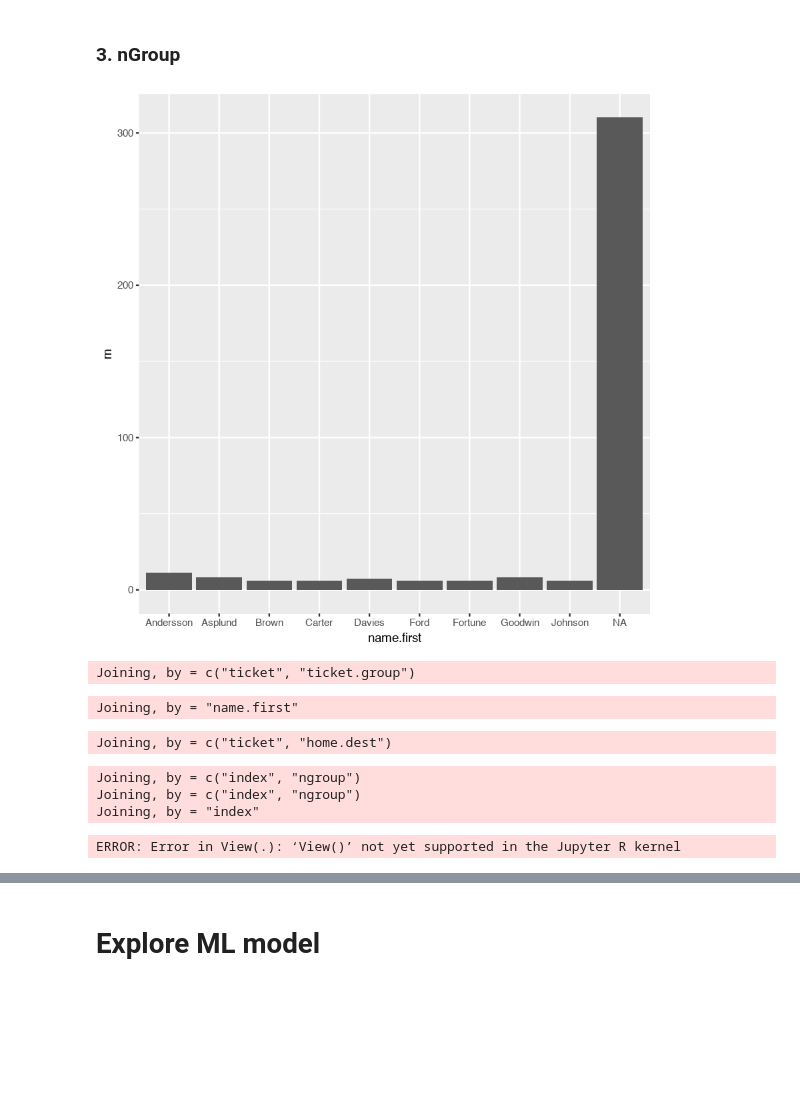
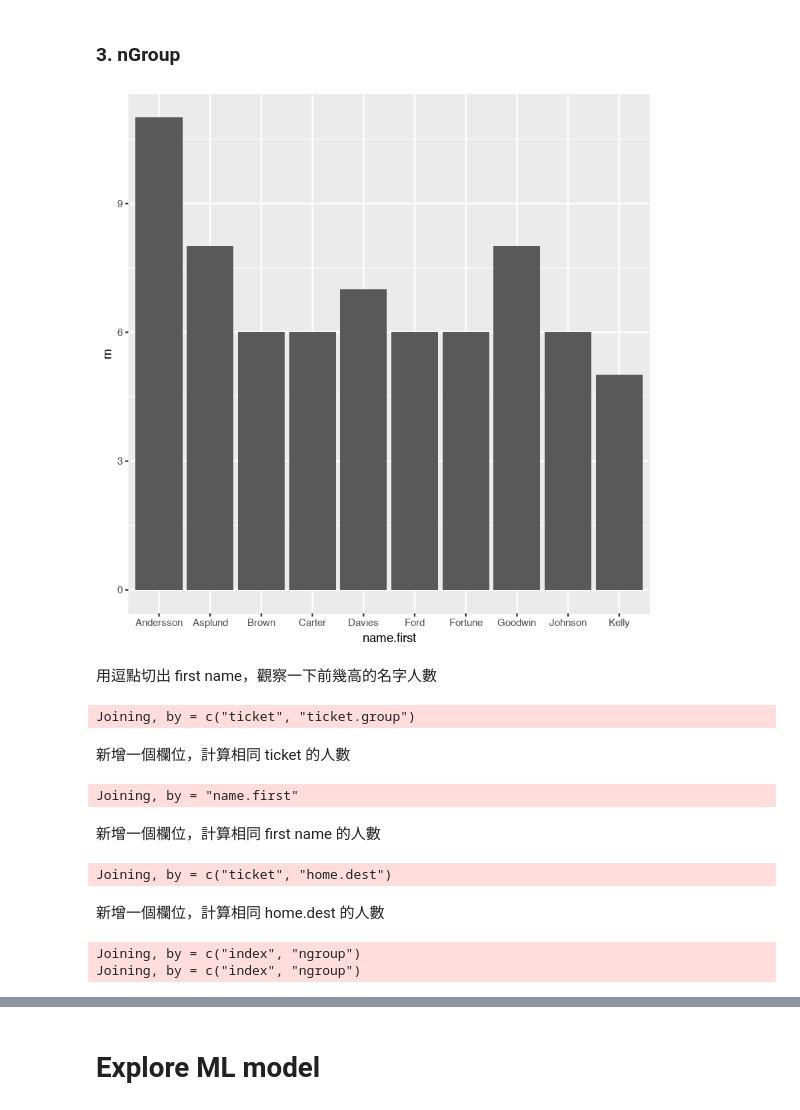
Before and after one commit to Kuanhao-Chao/CSX_RProject_Spring_2018, a Jupyter notebook: Project_3/titanic_dataset_discussion.ipynb, the cells around one changed output, grey strips where cells are left out. Drawn from its saved outputs; the diff is of its cells as text; code cells hidden in the pictures; blank space fills up the shorter version.

```diff
--- a/Project_3/titanic_dataset_discussion.ipynb
+++ b/Project_3/titanic_dataset_discussion.ipynb
@@ -91,14 +110,16 @@ Warning message:
 ### 3. nGroup
 # %%
 # generate first name column
-titanicTrain$name.first =
-  strsplit(titanicTrain$name,",") %>%
+titanicTrain.surv.nona$name.first =
+  strsplit(titanicTrain.surv.nona$name,",") %>%
   do.call(rbind,.) %>% .[,1]
 
-titanicTrain %>% group_by(name.first) %>% summarise(m=n()) %>%
+titanicTrain.surv.nona %>% group_by(name.first) %>% summarise(m=n()) %>%
   arrange(desc(m)) %>% head(10) %>%
   ggplot(mapping = aes(name.first,m)) + geom_col()
 # %% [output]
-[figure, old version]
+[figure, new version]
+# %% [markdown]
+用逗點切出 first name，觀察一下前幾高的名字人數
 # %%
 # considering ticket
@@ -107,4 +128,6 @@ titanicTrain %<>% left_join(ticket.group)
 # %% [output]
 Joining, by = c("ticket", "ticket.group")
+# %% [markdown]
+新增一個欄位，計算相同 ticket 的人數
 # %%
 # considering first name
@@ -113,4 +136,6 @@ titanicTrain %<>% left_join(name.group)
 # %% [output]
 Joining, by = "name.first"
+# %% [markdown]
+新增一個欄位，計算相同 first name 的人數
 # %%
 # considering
@@ -120,25 +145,22 @@ titanicTrain %<>% left_join(home.group)
 # %% [output]
 Joining, by = c("ticket", "home.dest")
+# %% [markdown]
+新增一個欄位，計算相同 home.dest 的人數
 # %%
 # generate ngroup
-titanicTrain$index = 1:nrow(titanicTrain)
-df1 = titanicTrain %>% filter(ticket.group == name.group) %>%
+titanicTrain.surv.nona$index = 1:nrow(titanicTrain.surv.nona)
+df1 = titanicTrain.surv.nona %>% filter(ticket.group == (name.group | home.group)) %>%
   mutate(ngroup = ticket.group) %>% select(index,ngroup)
 
-df2 = titanicTrain %>% filter(ticket.group == home.group) %>%
-  mutate(ngroup = ticket.group) %>% select(index,ngroup)
-
-df3 = titanicTrain %>% filter((ticket.group != home.group)&(name.group == home.group)) %>%
+df2 = titanicTrain.surv.nona %>% filter((ticket.group != home.group)&(name.group == home.group)) %>%
   mutate(ngroup = name.group) %>% select(index,ngroup)
 
-df4 = df1 %>% full_join(df2) %>% full_join(df3)
+df3 = df1 %>% full_join(df2)
 
-titanicTrain %<>% left_join(df4)
-titanicTrain %>% View
+titanicTrain.surv.nona %<>% left_join(df3)
+#titanicTrain.surv.nona %>% View
 # %% [output]
 Joining, by = c("index", "ngroup")
 Joining, by = c("index", "ngroup")
-Joining, by = "index"
-ERROR: Error in View(.): ‘View()’ not yet supported in the Jupyter R kernel
 # %%
 # test ngroup
```
Also changed, not shown: parts of 11 cells of this notebook, 7 other files.
